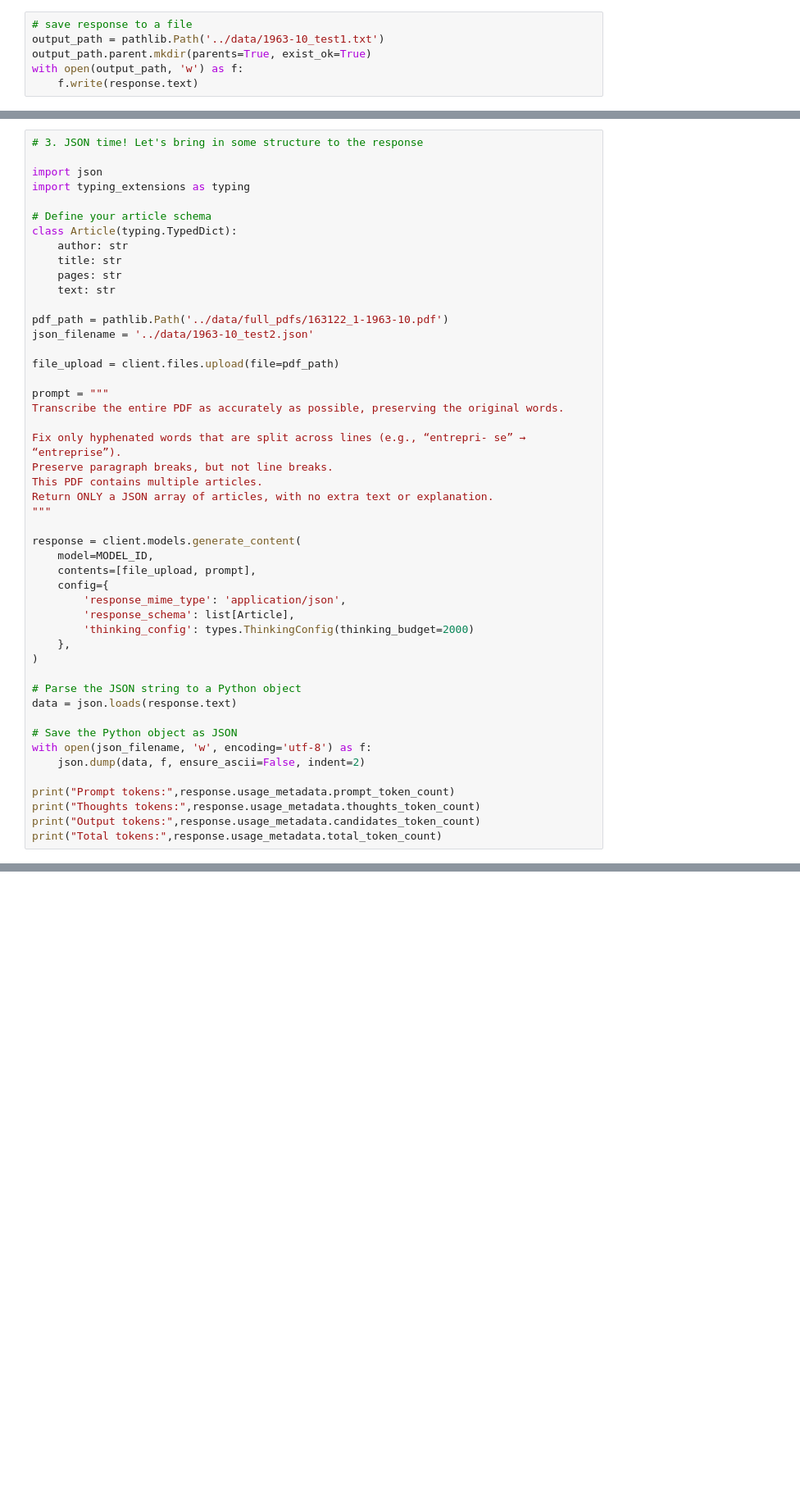
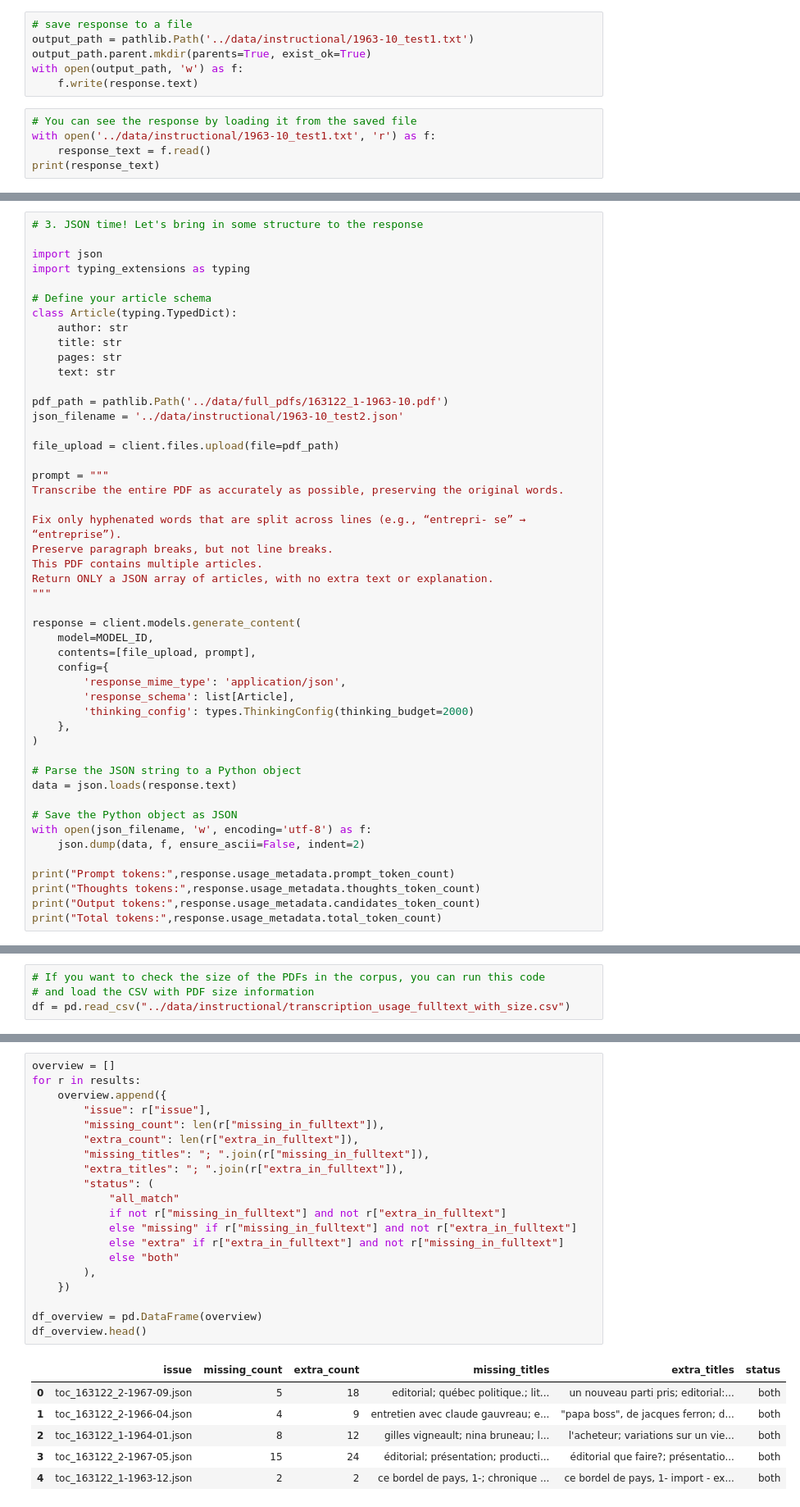
Before and after one commit to mervetekgurler/partipris, a Jupyter notebook: notebooks/text_extraction.ipynb, the cells around one changed output, grey strips where cells are left out. Shown at 82% size. Saved outputs shown, nothing was run; the diff lists cells and outputs as text; blank space fills up the shorter version.

```diff
--- a/notebooks/text_extraction.ipynb
+++ b/notebooks/text_extraction.ipynb
@@ -239,10 +239,15 @@ response = client.models.generate_content(
 Markdown(response.text)
 # %%
 # save response to a file
-output_path = pathlib.Path('../data/1963-10_test1.txt')
+output_path = pathlib.Path('../data/instructional/1963-10_test1.txt')
 output_path.parent.mkdir(parents=True, exist_ok=True)
 with open(output_path, 'w') as f:
     f.write(response.text)
+# %%
+# You can see the response by loading it from the saved file
+with open('../data/instructional/1963-10_test1.txt', 'r') as f:
+    response_text = f.read()
+print(response_text)
 # %%
 # Let's see the usage metadata
 print("Prompt tokens:",response.usage_metadata.prompt_token_count)
@@ -302,7 +307,7 @@ class Article(typing.TypedDict):
     text: str
 
 pdf_path = pathlib.Path('../data/full_pdfs/163122_1-1963-10.pdf')
-json_filename = '../data/1963-10_test2.json'
+json_filename = '../data/instructional/1963-10_test2.json'
 
 file_upload = client.files.upload(file=pdf_path)
 
@@ -578,3 +582,7 @@ df.to_csv("../data/transcription_usage_fulltext_with_size.csv", index=False)
+# %%
+# If you want to check the size of the PDFs in the corpus, you can run this code
+# and load the CSV with PDF size information
+df = pd.read_csv("../data/instructional/transcription_usage_fulltext_with_size.csv")
 # %%
 # Calculate the ratio of output tokens to PDF size (tokens per MB)
 df['tokens_per_mb'] = df['output_tokens'] / df['pdf_size_mb']
@@ -949,0 +1045,27 @@ The first issue seems fine to me! We can scale this up to the entire corpus to s
+# %%
+overview = []
+for r in results:
+    overview.append({
+        "issue": r["issue"],
+        "missing_count": len(r["missing_in_fulltext"]),
+        "extra_count": len(r["extra_in_fulltext"]),
+        "missing_titles": "; ".join(r["missing_in_fulltext"]),
+        "extra_titles": "; ".join(r["extra_in_fulltext"]),
+        "status": (
+            "all_match"
+            if not r["missing_in_fulltext"] and not r["extra_in_fulltext"]
+            else "missing" if r["missing_in_fulltext"] and not r["extra_in_fulltext"]
+            else "extra" if r["extra_in_fulltext"] and not r["missing_in_fulltext"]
+            else "both"
+        ),
+    })
+
+df_overview = pd.DataFrame(overview)
+df_overview.head()
+# %% [output]
+|  | issue | missing_count | extra_count | missing_titles | extra_titles | status |
+| 0 | toc_163122_2-1967-09.json | 5 | 18 | editorial; québec politique.; lit... | un nouveau parti pris; editorial:... | both |
+| 1 | toc_163122_2-1966-04.json | 4 | 9 | entretien avec claude gauvreau; e... | "papa boss", de jacques ferron; d... | both |
+| 2 | toc_163122_1-1964-01.json | 8 | 12 | gilles vigneault; nina bruneau; l... | l'acheteur; variations sur un vie... | both |
+| 3 | toc_163122_2-1967-05.json | 15 | 24 | éditorial; présentation; producti... | éditorial que faire?; présentatio... | both |
+| 4 | toc_163122_1-1963-12.json | 2 | 2 | ce bordel de pays, 1-; chronique ... | ce bordel de pays, 1- import - ex... | both |
```
Also changed, not shown: parts of 4 cells of this notebook, 10 other files.
